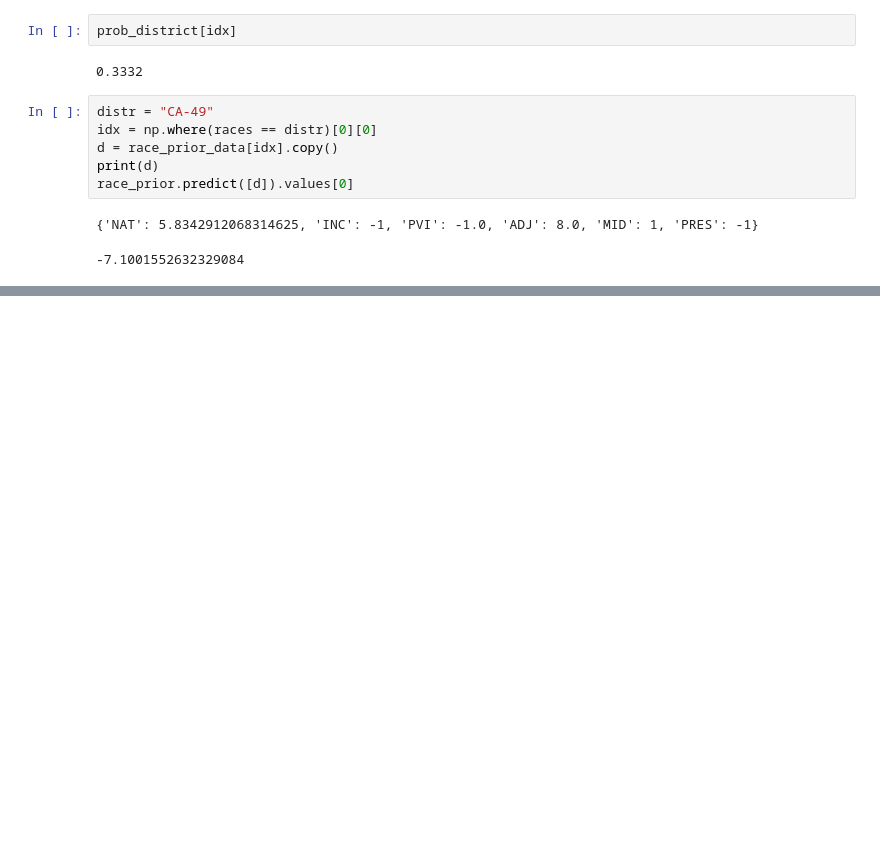
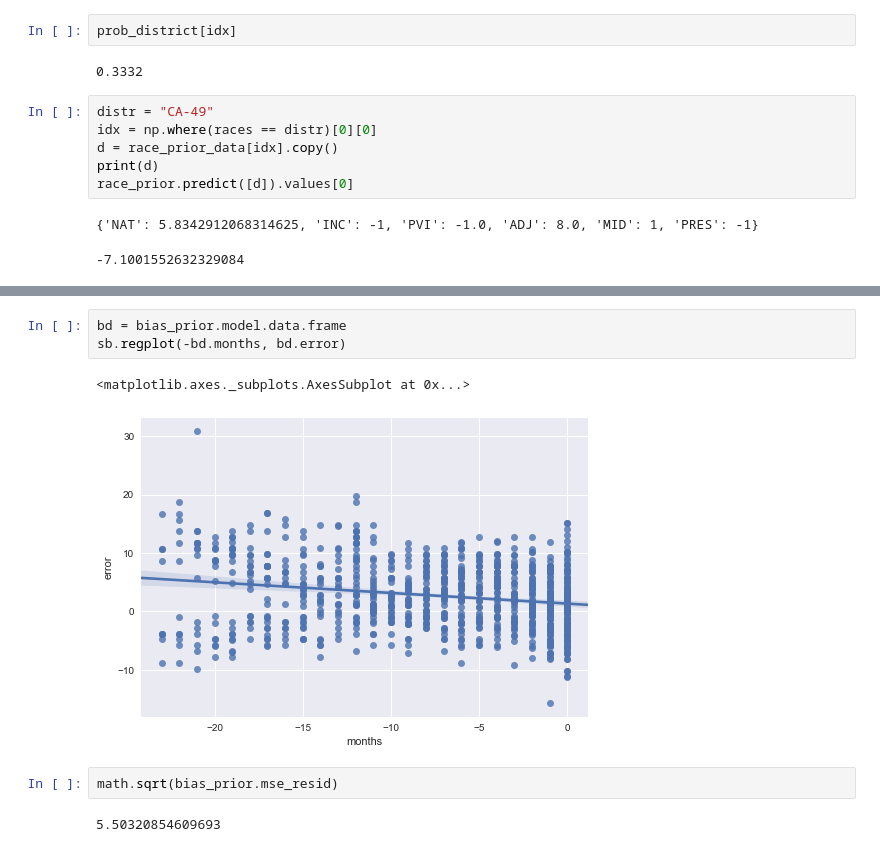
Before and after one commit to CoryMcCartan/us-house-old, a Jupyter notebook: house_analysis.ipynb, the cells around one changed output, grey strips where cells are left out. Drawn from its saved outputs; the diff is of its cells as text; blank space fills up the shorter version.

```diff
--- a/house_analysis.ipynb
+++ b/house_analysis.ipynb
@@ -343,0 +313,10 @@ plt.plot(fit.extract("mu")["mu"][:,5])
+# %%
+bd = bias_prior.model.data.frame
+sb.regplot(-bd.months, bd.error)
+# %% [output]
+<matplotlib.axes._subplots.AxesSubplot at 0x...>
+[figure, added]
+# %%
+math.sqrt(bias_prior.mse_resid)
+# %% [output]
+5.50320854609693
```
Also changed, not shown: parts of 11 cells of this notebook, 1 other file.
